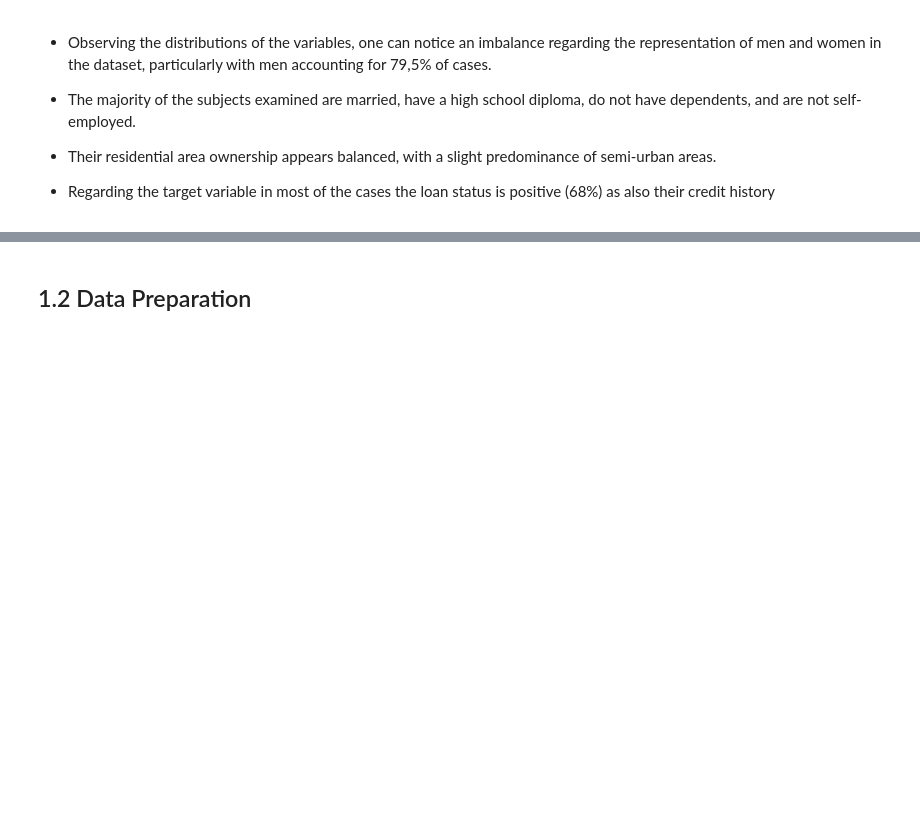
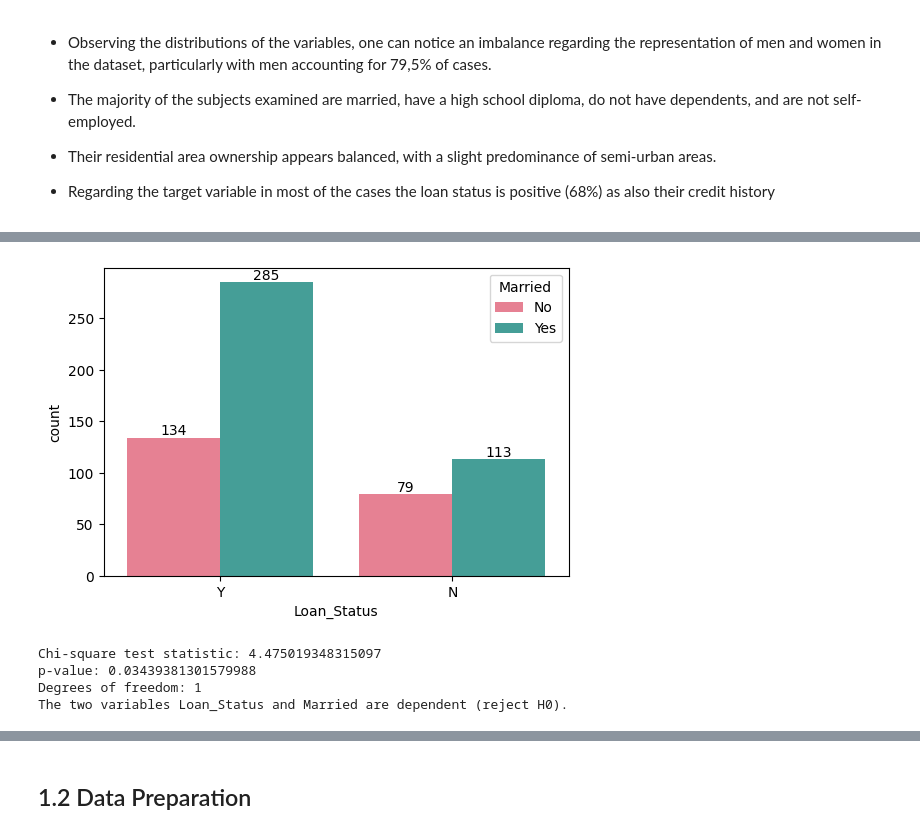
Before and after one commit to NiccoloMarzi/Ethics-in-AI, a Jupyter notebook: loan_eligibility.ipynb, the cells around one changed output, grey strips where cells are left out. Drawn from its saved outputs; the diff is of its cells as text; code cells hidden in the pictures; blank space fills up the shorter version.

```diff
--- a/loan_eligibility.ipynb
+++ b/loan_eligibility.ipynb
@@ -134,0 +190,10 @@ plot_column_distributions(df[continuos_columns], palette, "continue")
+# %%
+# Loan status and Married
+plot_bivariate_relationship(df, 'Loan_Status', 'Married')
+chi_square_test(df, 'Loan_Status', 'Married')
+# %% [output]
+[figure, added]
+Chi-square test statistic: 4.475019348315097
+p-value: 0.03439381301579988
+Degrees of freedom: 1
+The two variables Loan_Status and Married are dependent (reject H0).
```
Also changed, not shown: parts of 50 cells of this notebook.
